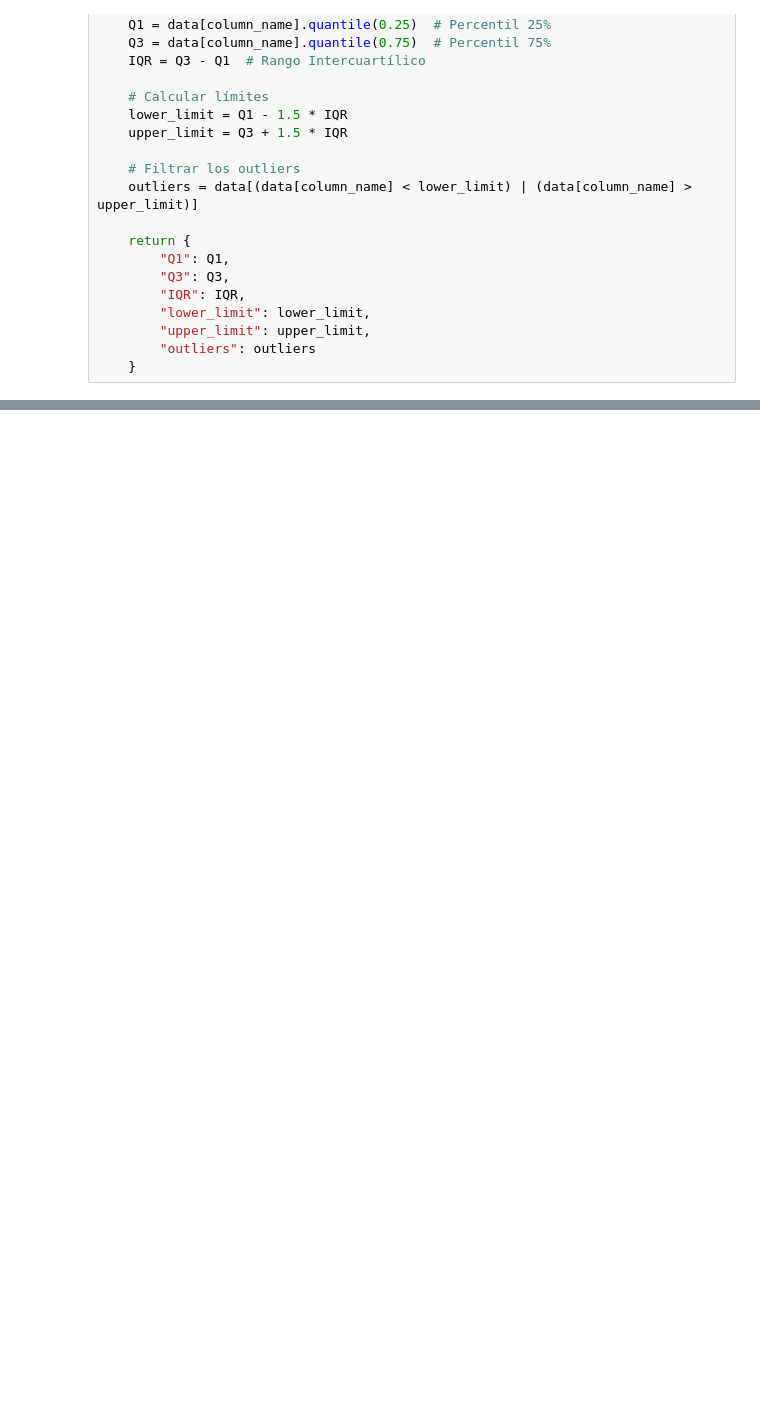
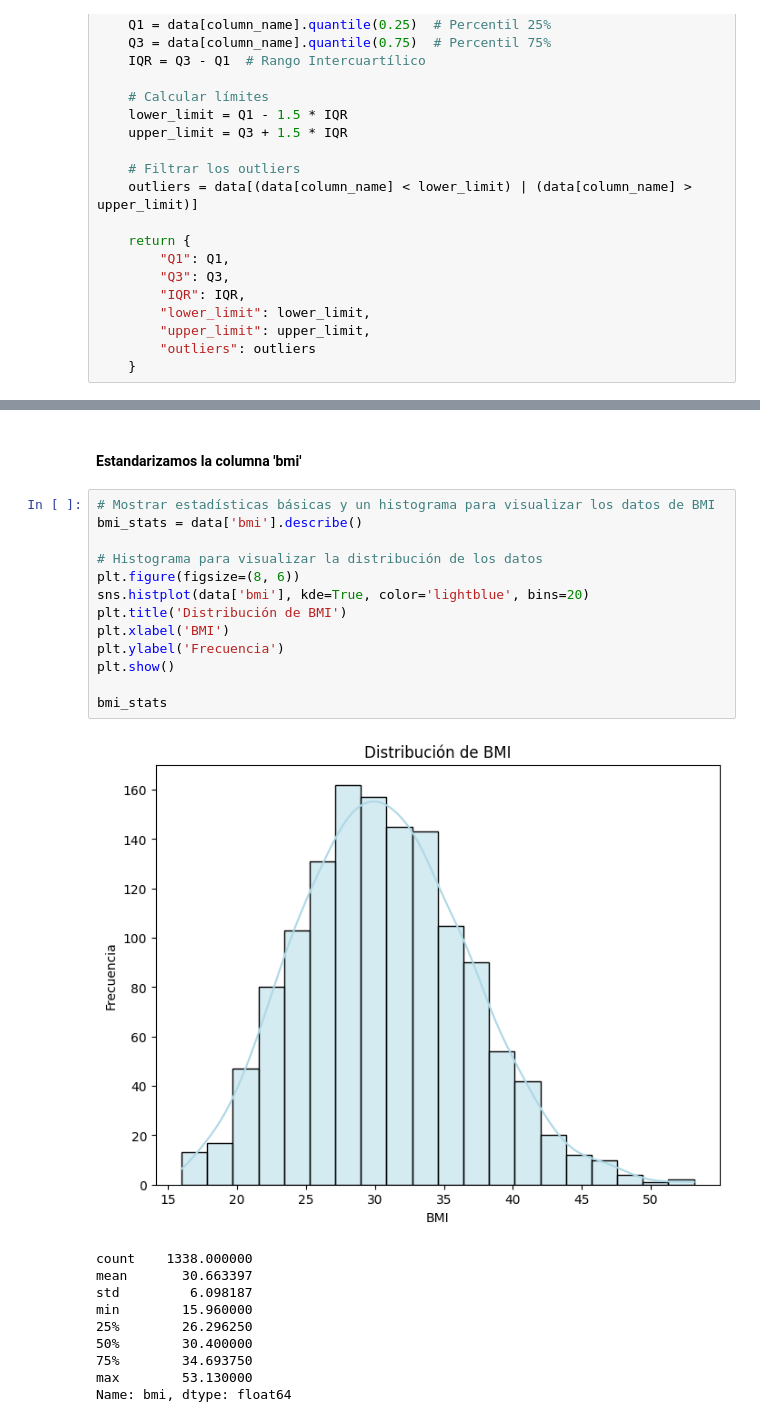
Before and after one commit to 4GeeksAcademy/machine-learning-regresion-lineal, a Jupyter notebook: src/explore.ipynb, the cells around one changed output, grey strips where cells are left out. Drawn from its saved outputs; the diff is of its cells as text; blank space fills up the shorter version.

```diff
--- a/src/explore.ipynb
+++ b/src/explore.ipynb
@@ -165,0 +171,26 @@ print(bmi_outliers_summary)
+# %% [markdown]
+#### Estandarizamos la columna 'bmi'
+# %%
+# Mostrar estadísticas básicas y un histograma para visualizar los datos de BMI
+bmi_stats = data['bmi'].describe()
+
+# Histograma para visualizar la distribución de los datos
+plt.figure(figsize=(8, 6))
+sns.histplot(data['bmi'], kde=True, color='lightblue', bins=20)
+plt.title('Distribución de BMI')
+plt.xlabel('BMI')
+plt.ylabel('Frecuencia')
+plt.show()
+
+bmi_stats
+# %% [output]
+[figure, added]
+count    1338.000000
+mean       30.663397
+std         6.098187
+min        15.960000
+25%        26.296250
+50%        30.400000
+75%        34.693750
+max        53.130000
+Name: bmi, dtype: float64
```
Also changed, not shown: parts of 50 cells of this notebook.
